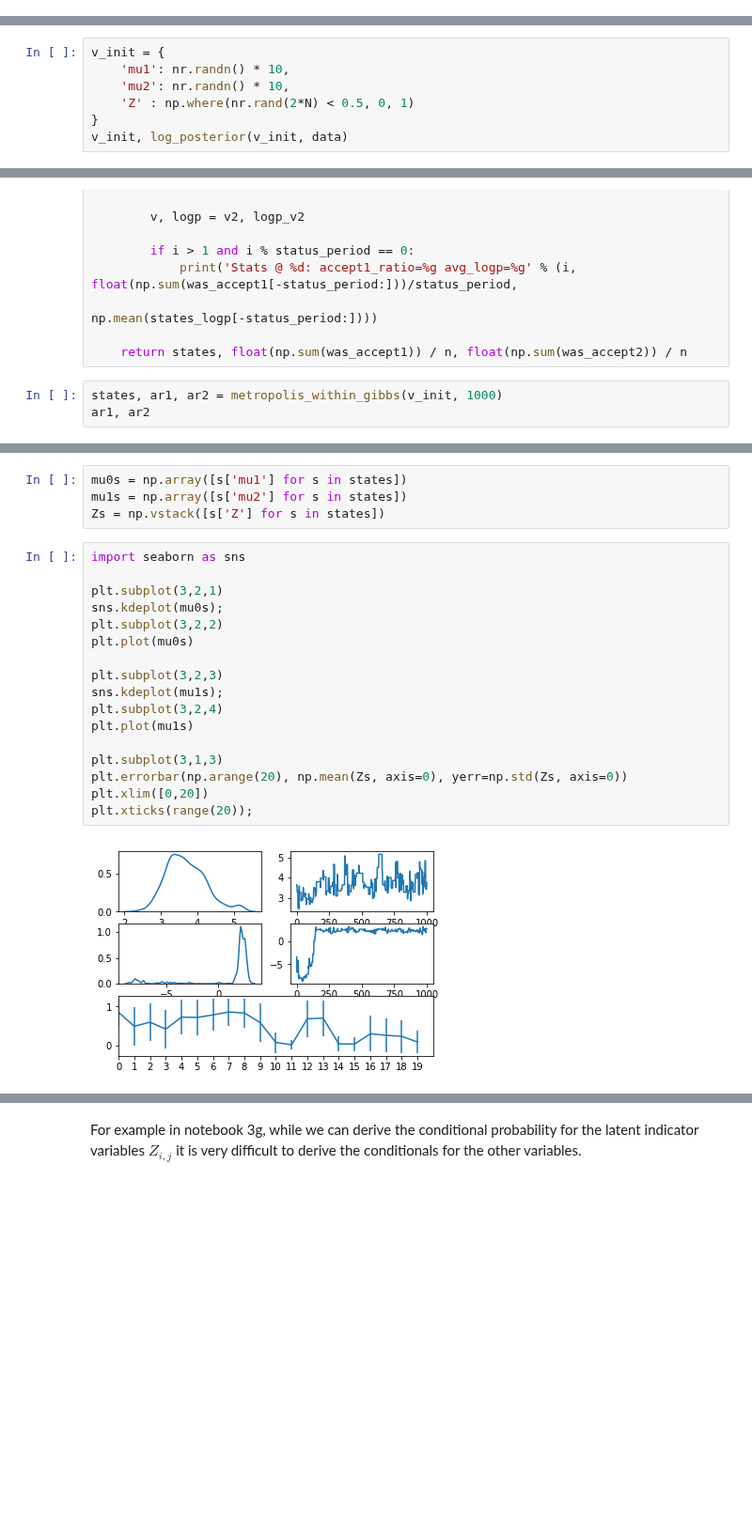
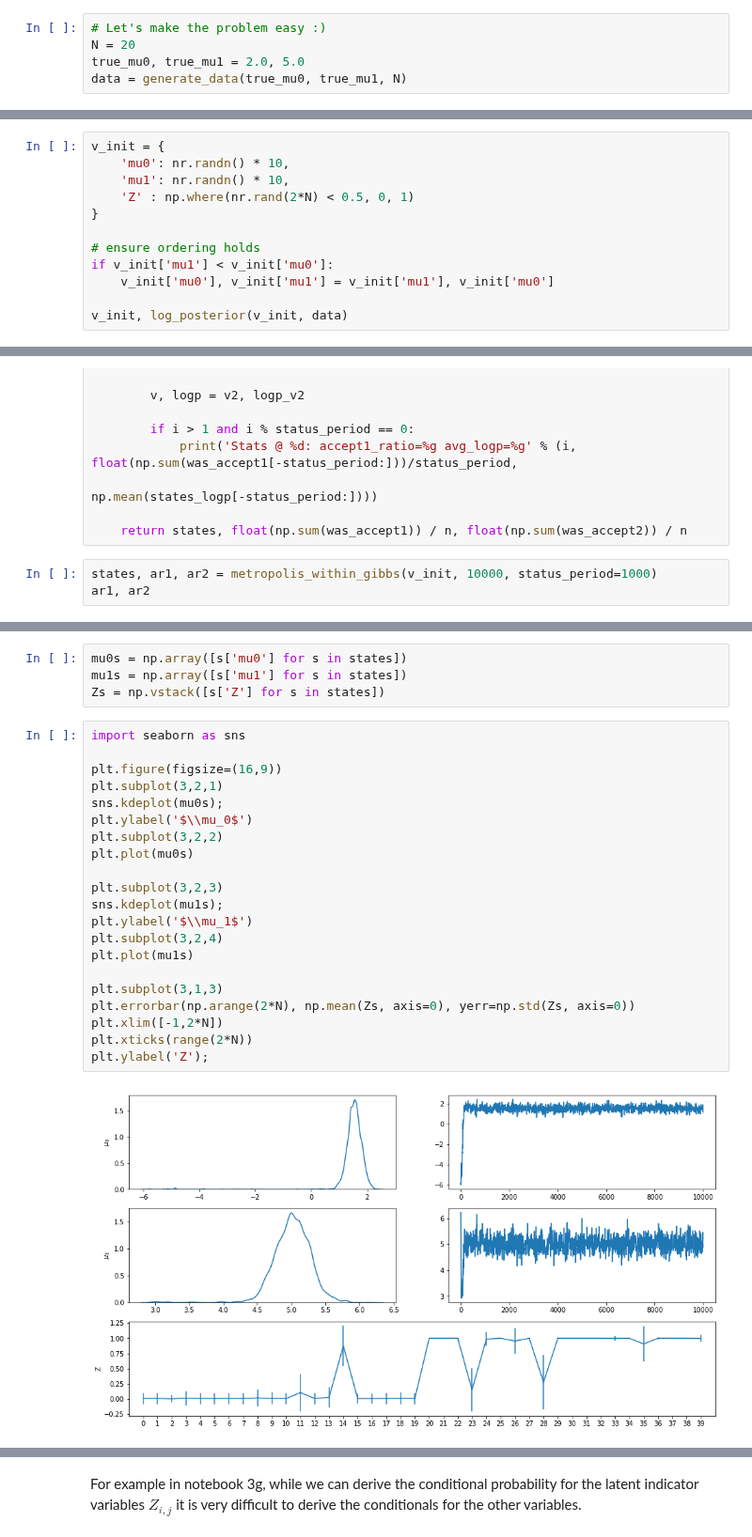
Before and after one commit to fonnesbeck/PyMC3_DataScienceLA, a Jupyter notebook: notebooks/3i. Gibbs sampling.ipynb, the cells around one changed output, grey strips where cells are left out. Shown at 94% size. Drawn from its saved outputs; the diff is of its cells as text; blank space fills up the shorter version.

Commit message:
improved visualizations for Gibbs sampling and added exercises

```diff
--- a/notebooks/3i. Gibbs sampling.ipynb
+++ b/notebooks/3i. Gibbs sampling.ipynb
@@ -302,0 +267,5 @@ data = generate_data(2.0, 4.0, N)
+# %%
+# Let's make the problem easy :)
+N = 20
+true_mu0, true_mu1 = 2.0, 5.0
+data = generate_data(true_mu0, true_mu1, N)
@@ -310,8 +291,13 @@ array([1.25162678, 2.96755458, 2.75038663, 3.19798023, 2.35267264,
 # %%
 v_init = {
+    'mu0': nr.randn() * 10,
     'mu1': nr.randn() * 10,
-    'mu2': nr.randn() * 10,
     'Z' : np.where(nr.rand(2*N) < 0.5, 0, 1)
 }
+
+# ensure ordering holds
+if v_init['mu1'] < v_init['mu0']:
+    v_init['mu0'], v_init['mu1'] = v_init['mu1'], v_init['mu0']
+
 v_init, log_posterior(v_init, data)
 # %% [output]
@@ -368,6 +390,6 @@ def metropolis_within_gibbs(v_init, n, status_period = None):
 
     return states, float(np.sum(was_accept1)) / n, float(np.sum(was_accept2)) / n
 # %%
-states, ar1, ar2 = metropolis_within_gibbs(v_init, 1000)
+states, ar1, ar2 = metropolis_within_gibbs(v_init, 10000, status_period=1000)
 ar1, ar2
 # %% [output]
@@ -384,23 +406,27 @@ Stats @ 900: accept1_ratio=0.18 avg_logp=-25.9285
 # %%
-mu0s = np.array([s['mu1'] for s in states])
-mu1s = np.array([s['mu2'] for s in states])
+mu0s = np.array([s['mu0'] for s in states])
+mu1s = np.array([s['mu1'] for s in states])
 Zs = np.vstack([s['Z'] for s in states])
 # %%
 import seaborn as sns
 
+plt.figure(figsize=(16,9))
 plt.subplot(3,2,1)
 sns.kdeplot(mu0s);
+plt.ylabel('$\\mu_0$')
 plt.subplot(3,2,2)
 plt.plot(mu0s)
 
 plt.subplot(3,2,3)
 sns.kdeplot(mu1s);
+plt.ylabel('$\\mu_1$')
 plt.subplot(3,2,4)
 plt.plot(mu1s)
 
 plt.subplot(3,1,3)
-plt.errorbar(np.arange(20), np.mean(Zs, axis=0), yerr=np.std(Zs, axis=0))
-plt.xlim([0,20])
-plt.xticks(range(20));
+plt.errorbar(np.arange(2*N), np.mean(Zs, axis=0), yerr=np.std(Zs, axis=0))
+plt.xlim([-1,2*N])
+plt.xticks(range(2*N))
+plt.ylabel('Z');
 # %% [output]
-[figure, old version]
+[figure, new version]
```
Also changed, not shown: parts of 20 cells of this notebook.
